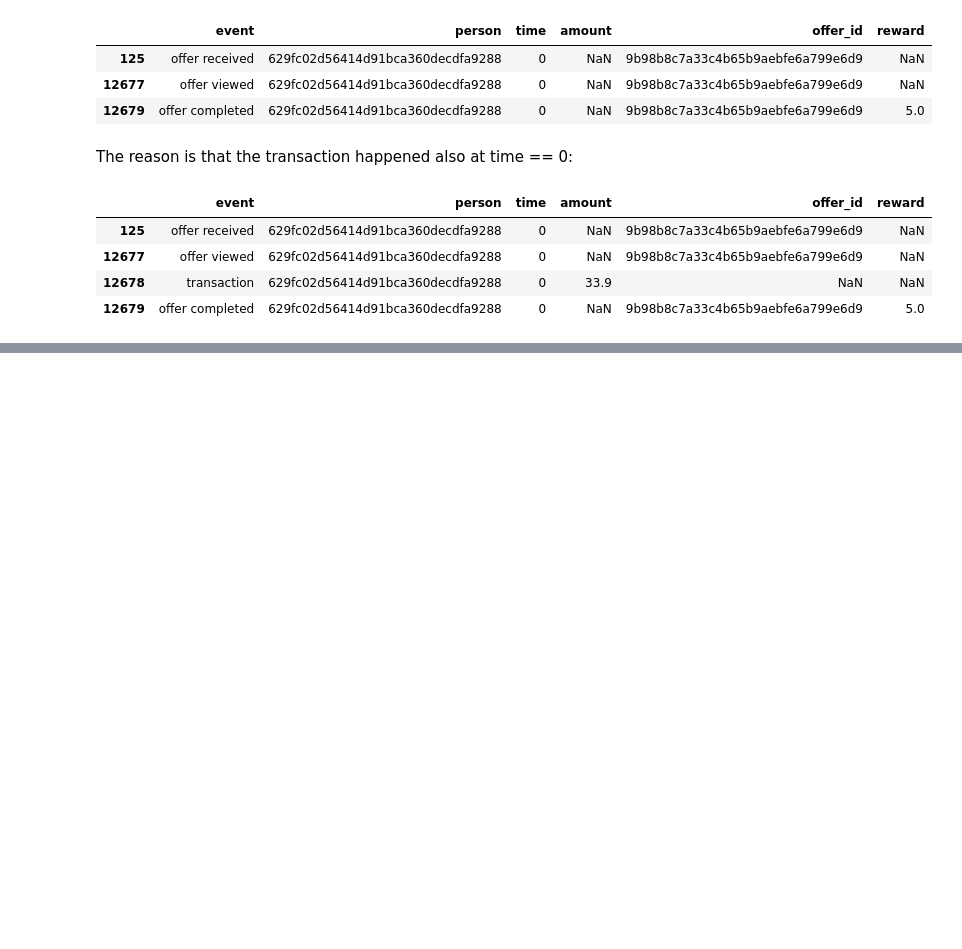
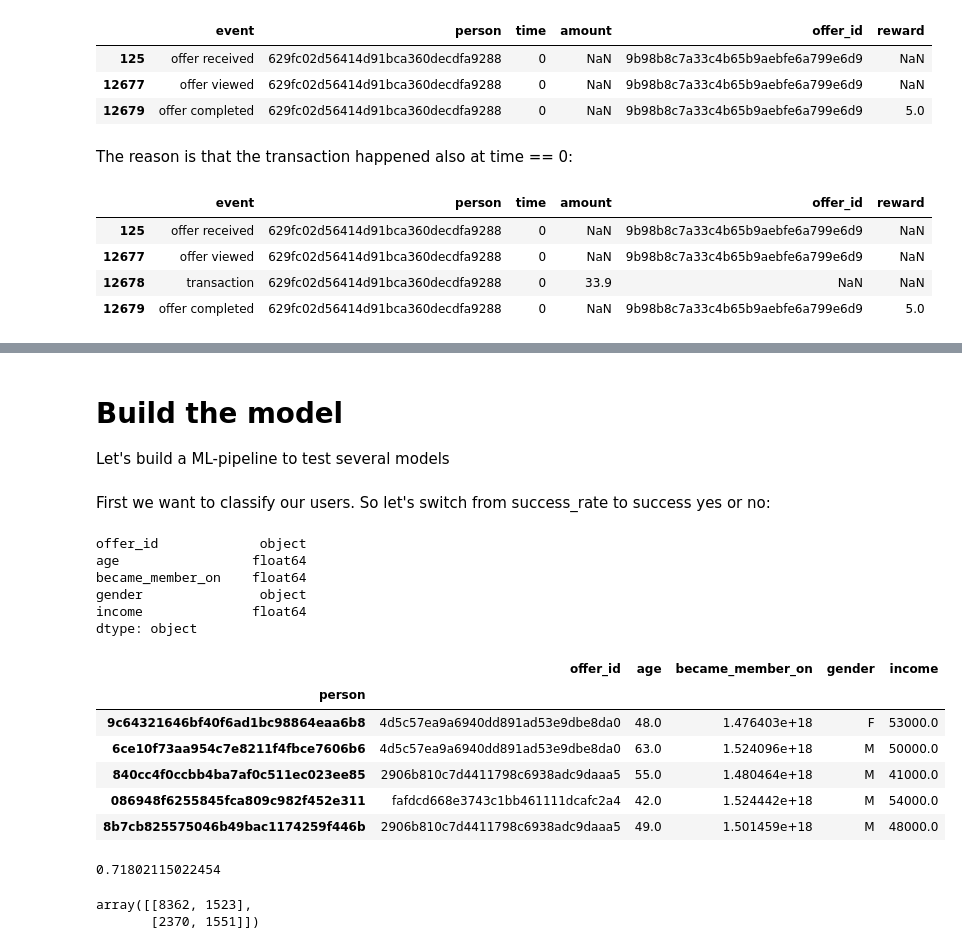
Before and after one commit to dfv-ms/udacity_nd025_term2_project_4-capstone, a Jupyter notebook: Starbucks_Capstone_notebook.ipynb, the cells around one changed output, grey strips where cells are left out. Cells and saved outputs as stored; diff of their text form; code cells hidden in the pictures; blank space fills up the shorter version.

Commit message:
First model

```diff
--- a/Starbucks_Capstone_notebook.ipynb
+++ b/Starbucks_Capstone_notebook.ipynb
@@ -704,0 +782,37 @@ transcript_df.query("person == '629fc02d56414d91bca360decdfa9288' & time == 0")
+# %% [markdown]
+# Build the model
+
+Let's build a ML-pipeline to test several models
+# %% [markdown]
+First we want to classify our users. So let's switch from success_rate to success yes or no:
+# %%
+data_regular['success_rate'] = data_regular['success_rate'].apply(lambda x: 1 if x >0 else 0)
+# %%
+X = data_regular.iloc[ : , 0:-1]
+y = data_regular.iloc[ : , -1]
+
+# X['became_member_on'] = pd.to_datetime(X['became_member_on'])
+X['became_member_on'] = pd.to_datetime(X['became_member_on']).astype(int).astype(float)
+X['age'] = X['age'].astype(int).astype(float)
+
+
+X_train, X_test, y_train, y_test = train_test_split(X, y)
+# %%
+X.dtypes
+# %% [output]
+offer_id             object
+age                 float64
+became_member_on    float64
+gender               object
+income              float64
+dtype: object
+# %%
+X_test.head()
+# %% [output]
+|  | offer_id | age | became_member_on | gender | income |
+| person |  |  |  |  |  |
+| 9c64321646bf40f6ad1bc98864eaa6b8 | 4d5c57ea9a6940dd891ad53e9dbe8da0 | 48.0 | 1.476403e+18 | F | 53000.0 |
+| 6ce10f73aa954c7e8211f4fbce7606b6 | 4d5c57ea9a6940dd891ad53e9dbe8da0 | 63.0 | 1.524096e+18 | M | 50000.0 |
+| 840cc4f0ccbb4ba7af0c511ec023ee85 | 2906b810c7d4411798c6938adc9daaa5 | 55.0 | 1.480464e+18 | M | 41000.0 |
+| 086948f6255845fca809c982f452e311 | fafdcd668e3743c1bb461111dcafc2a4 | 42.0 | 1.524442e+18 | M | 54000.0 |
+| 8b7cb825575046b49bac1174259f446b | 2906b810c7d4411798c6938adc9daaa5 | 49.0 | 1.501459e+18 | M | 48000.0 |
@@ -704,0 +835,9 @@ transcript_df.query("person == '629fc02d56414d91bca360decdfa9288' & time == 0")
+# %%
+accuracy_score(y_test, predicted)
+# %% [output]
+0.71802115022454
+# %%
+confusion_matrix(y_test, predicted)
+# %% [output]
+array([[8362, 1523],
+       [2370, 1551]])
```
Also changed, not shown: parts of 17 cells of this notebook.
